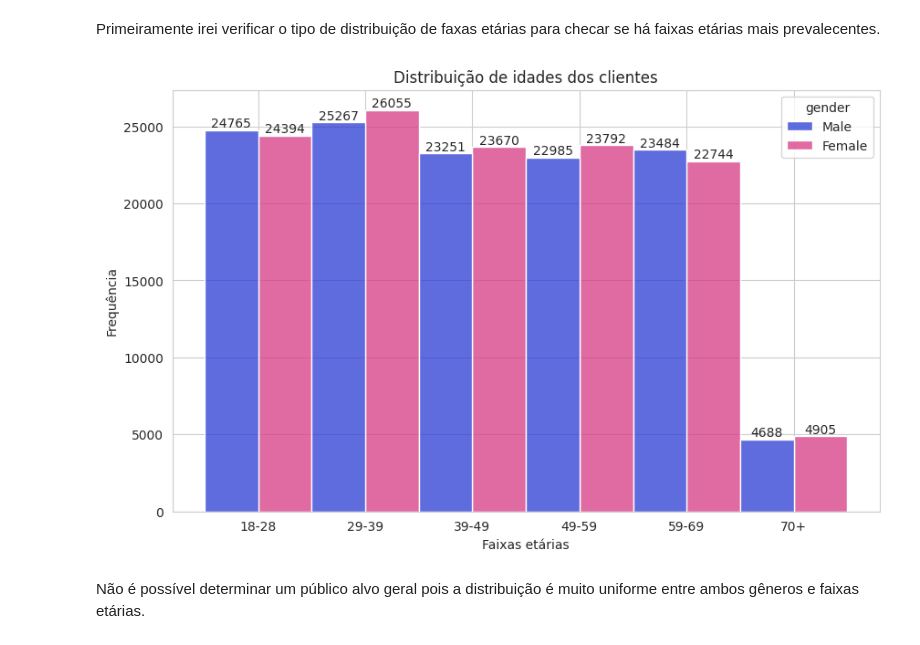
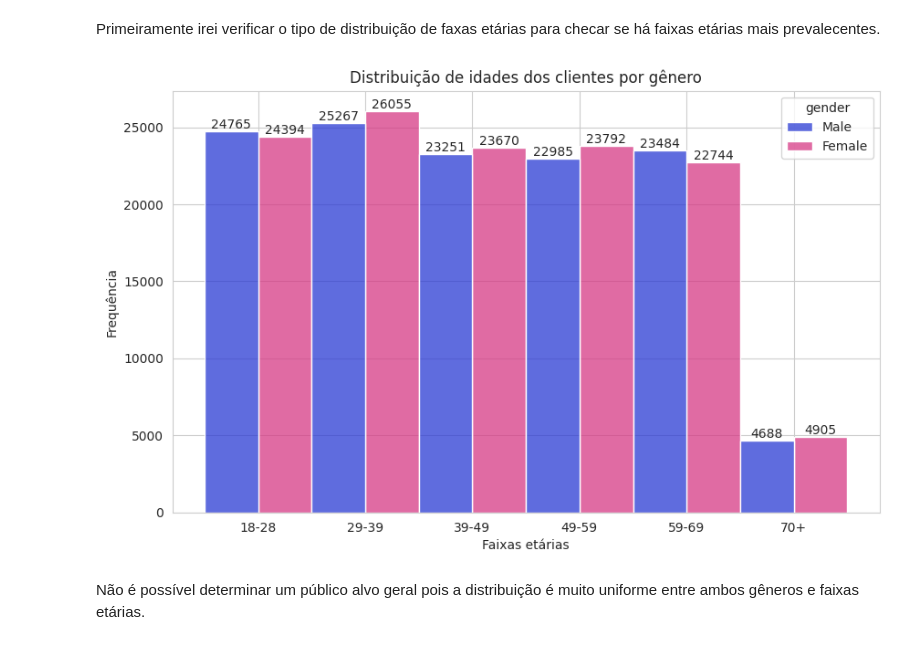
Before and after one commit to ivanlinscosta/estagio-dados-itau, a Jupyter notebook: ecommerce.ipynb, the cells around one changed output. Cells and saved outputs as stored; diff of their text form; code cells hidden in the pictures.

```diff
--- a/ecommerce.ipynb
+++ b/ecommerce.ipynb
@@ -297,15 +299,15 @@ Primeiramente irei verificar o tipo de distribuição de faxas etárias para che
 # %%
 plt.figure(figsize=(10,6))
 plot = sns.histplot(data=db, x='age_group', hue='gender', multiple='dodge', palette={'Male': '#2a3bd4', 'Female': '#d63a85'})
-plt.title('Distribuição de idades dos clientes')
+plt.title('Distribuição de idades dos clientes por gênero')
 plt.xlabel('Faixas etárias')
 plt.ylabel('Frequência')
 plt.grid(True)
 for i in plot.containers:
     plot.bar_label(i)
 plt.show()
 # %% [output]
-[figure, old version]
+[figure, new version]
 # %% [markdown]
 Não é possível determinar um público alvo geral pois a distribuição é muito uniforme entre ambos gêneros e faixas etárias.
 # %% [markdown]
```
Also changed, not shown: parts of 3 cells of this notebook.
